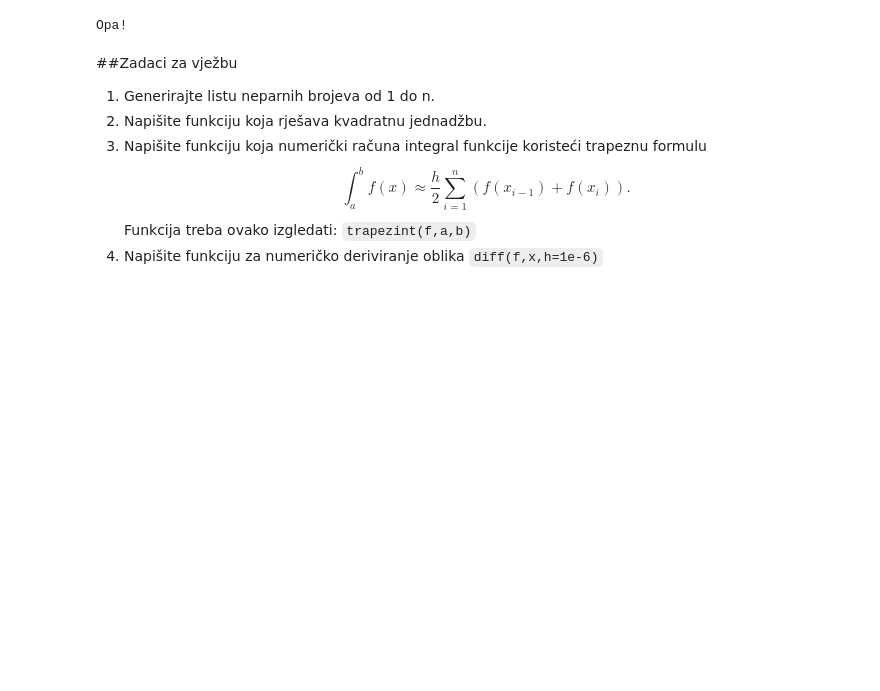
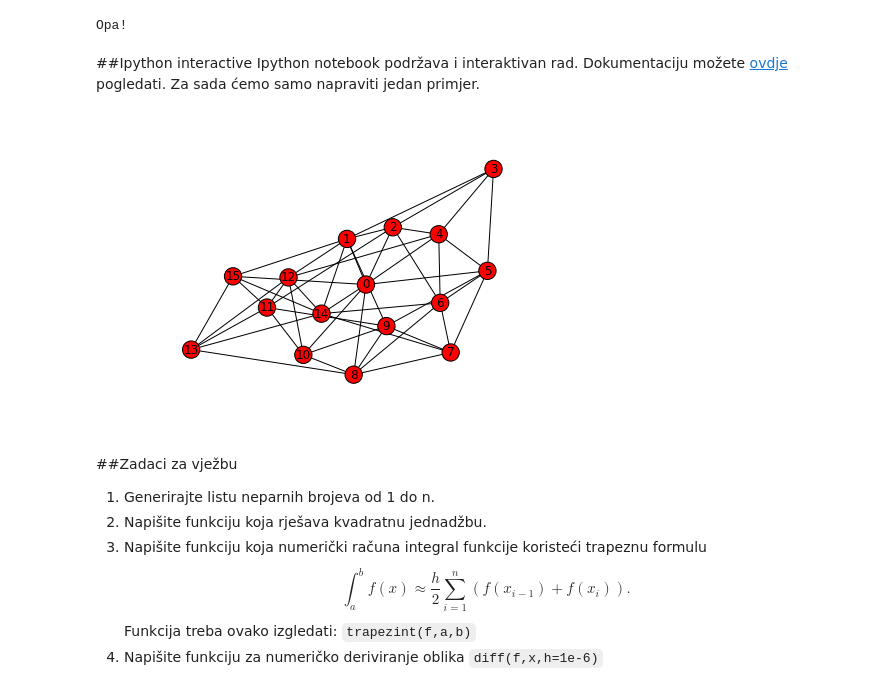
Before and after one commit to inakic/matsoft, a Jupyter notebook: Uvod.ipynb, the cells around one changed output. Cells and saved outputs as stored; diff of their text form; code cells hidden in the pictures; blank space fills up the shorter version.

Commit message:
dodan IPython interact

```diff
--- a/Uvod.ipynb
+++ b/Uvod.ipynb
@@ -625,3 +624,6 @@ except:
     print("Opa!")
 # %% [output]
 Opa!
+# %% [markdown]
+##Ipython interactive
+Ipython notebook podržava i interaktivan rad. Dokumentaciju možete [ovdje](http://nbviewer.ipython.org/github/ipython/ipython/blob/2.x/examples/Interactive%20Widgets/Index.ipynb) pogledati. Za sada ćemo samo napraviti jedan primjer.
@@ -628,3 +634,29 @@ Opa!
+# %%
+def random_lobster(n, m, k, p):
+    return nx.random_lobster(n, p, p / m)
+
+def powerlaw_cluster(n, m, k, p):
+    return nx.powerlaw_cluster_graph(n, m, p)
+
+def erdos_renyi(n, m, k, p):
+    return nx.erdos_renyi_graph(n, p)
+
+def newman_watts_strogatz(n, m, k, p):
+    return nx.newman_watts_strogatz_graph(n, k, p)
+
+def plot_random_graph(n, m, k, p, generator):
+    g = generator(n, m, k, p)
+    nx.draw(g)
+    plt.show()
+# %%
+interact(plot_random_graph, n=(2,30), m=(1,10), k=(1,10), p=(0.0, 1.0, 0.001),
+        generator={'lobster': random_lobster,
+                   'power law': powerlaw_cluster,
+                   'Newman-Watts-Strogatz': newman_watts_strogatz,
+                   u'Erdős-Rényi': erdos_renyi,
+                   });
+# %% [output]
+[figure, added]
 # %% [markdown]
 ##Zadaci za vježbu
 1. Generirajte listu neparnih brojeva od 1 do n.
```
Also changed, not shown: parts of 2 cells of this notebook.
